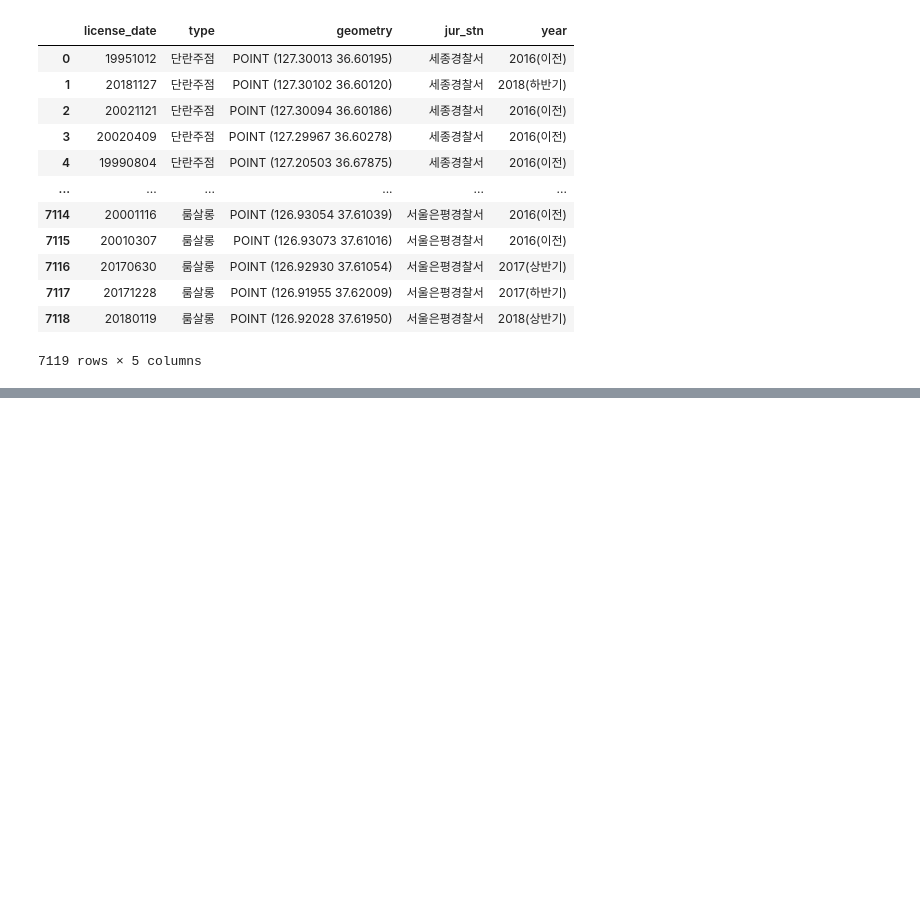
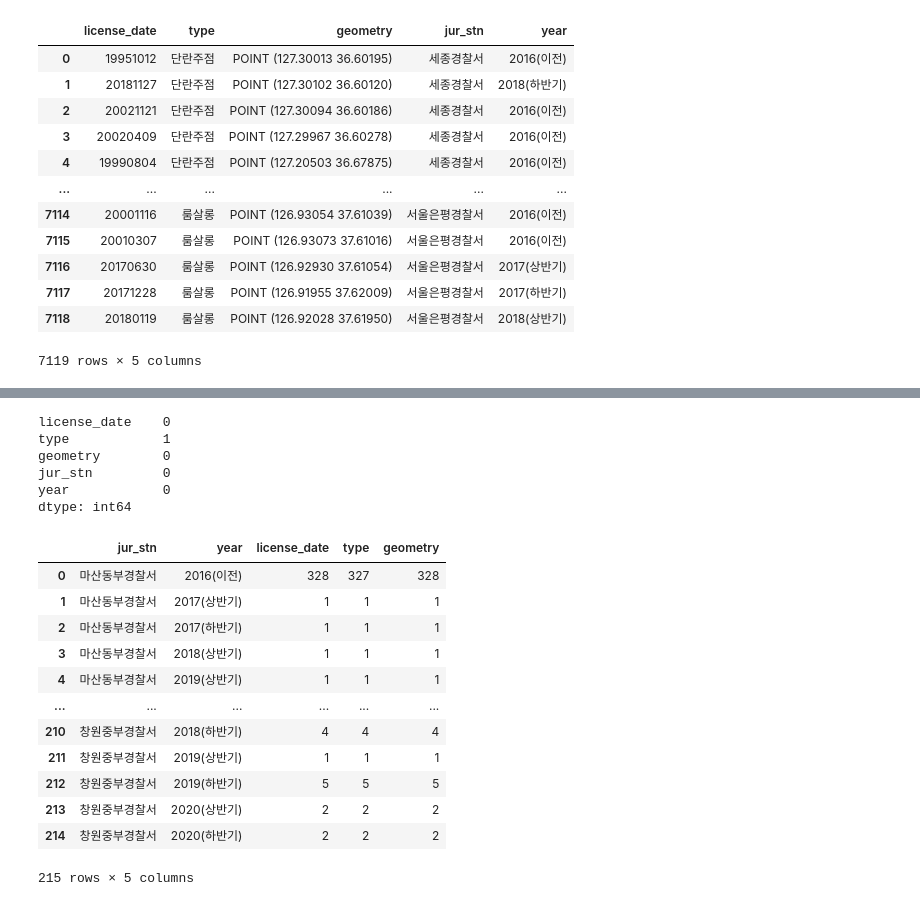
Before and after one commit to PpangPpang93/Main_project_police, a Jupyter notebook: processing_code/21번.유흥업소_전처리.ipynb, the cells around one changed output, grey strips where cells are left out. Drawn from its saved outputs; the diff is of its cells as text; code cells hidden in the pictures; blank space fills up the shorter version.

```diff
--- a/processing_code/21번.유흥업소_전처리.ipynb
+++ b/processing_code/21번.유흥업소_전처리.ipynb
@@ -124,0 +145,3 @@ pub_con.to_csv('21.유흥업소')
+# %%
+import copy
+pub_con_cnt = pub_con.copy()
@@ -124,0 +164,27 @@ pub_con.to_csv('21.유흥업소')
+# %%
+pub_con_cnt.isnull().sum()
+# %% [output]
+license_date    0
+type            1
+geometry        0
+jur_stn         0
+year            0
+dtype: int64
+# %%
+pub_con_cnt = pub_con_cnt.groupby(['jur_stn','year']).count()
+pub_con_cnt.reset_index(inplace=True)
+pub_con_cnt
+# %% [output]
+|  | jur_stn | year | license_date | type | geometry |
+| 0 | 마산동부경찰서 | 2016(이전) | 328 | 327 | 328 |
+| 1 | 마산동부경찰서 | 2017(상반기) | 1 | 1 | 1 |
+| 2 | 마산동부경찰서 | 2017(하반기) | 1 | 1 | 1 |
+| 3 | 마산동부경찰서 | 2018(상반기) | 1 | 1 | 1 |
+| 4 | 마산동부경찰서 | 2019(상반기) | 1 | 1 | 1 |
+| ... | ... | ... | ... | ... | ... |
+| 210 | 창원중부경찰서 | 2018(하반기) | 4 | 4 | 4 |
+| 211 | 창원중부경찰서 | 2019(상반기) | 1 | 1 | 1 |
+| 212 | 창원중부경찰서 | 2019(하반기) | 5 | 5 | 5 |
+| 213 | 창원중부경찰서 | 2020(상반기) | 2 | 2 | 2 |
+| 214 | 창원중부경찰서 | 2020(하반기) | 2 | 2 | 2 |
+215 rows × 5 columns
```
Also changed, not shown: parts of 14 cells of this notebook, 3 other files.
